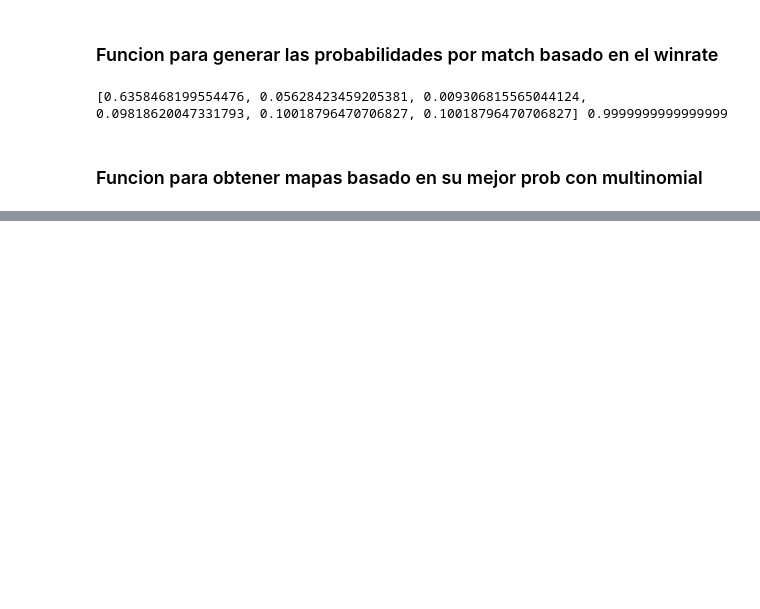
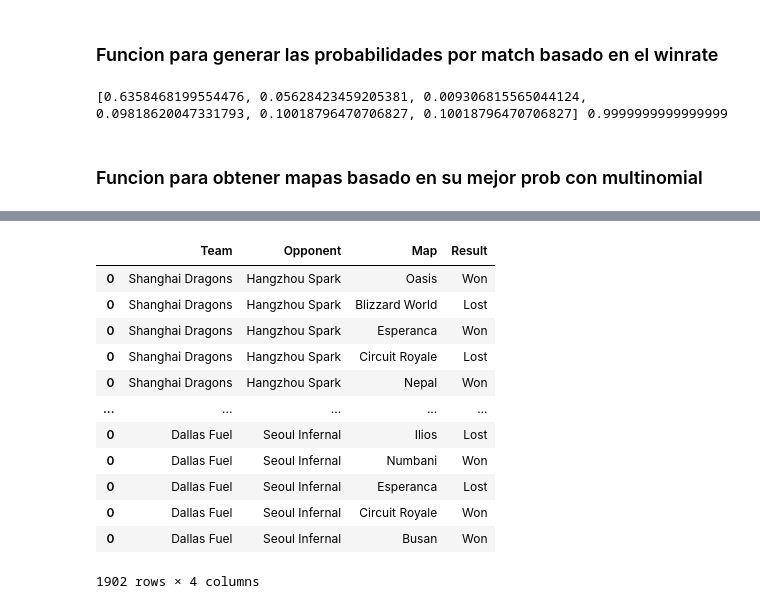
Before and after one commit to robertriosm/proyecto-simulacion, a Jupyter notebook: simulation.ipynb, the cells around one changed output, grey strips where cells are left out. Cells and saved outputs as stored; diff of their text form; code cells hidden in the pictures; blank space fills up the shorter version.

```diff
--- a/simulation.ipynb
+++ b/simulation.ipynb
@@ -293,0 +306,78 @@ winrate_stats.loc[(winrate_stats['team_name'] == "Vancouver Titans") & (winrate_
+# %%
+def getAllMatches():
+    df = pd.read_csv('Team Comp vs Opp Comp_the big cheese_data.csv')
+    df = df[df["Season"] > 2022]
+    df = df[~df['team_name'].isin(['Vancouver Titans'])]
+    team_names = set(df["team_name"])
+    teams_matches = list(combinations(team_names,r=2))
+    # titans_matches = [(team_name, i) for i in team_names if i != team_name]
+
+    return teams_matches
+# %%
+
+matches = getAllMatches()
+# Resultados por mapa
+res_maps = pd.DataFrame(columns=['Team', 'Opponent', 'Map', 'Result'])
+# Resultados por match
+res_matches = res_titans
+
+for match in matches:
+    team_name = match[0]
+    winrate_stats = getWinrateStats(team_name)
+
+    # Mapas que se jugarán en el match actual
+    maps = getRandomMaps()
+    # Puntos por cada mapa jugado
+    maps_result = []
+
+    for match_map in maps:
+        # Selección del winrate para un oponente y un mapa específico
+        winrate_s = winrate_stats.loc[(winrate_stats['team_name'] == team_name) & (winrate_stats['opponent_name'] == match[1]) & (winrate_stats['map_name'] == match_map), 'WinRate']
+
+        # En el caso de no haber jugado contra el equipo se asigna una probabilidad de victoria de 50%
+        if len(winrate_s) == 0:
+            winrate = 0.5
+        else:
+            winrate = winrate_s.values[0]
+
+        # Resultados para cada match
+        results = []
+        # Número de iteraciones para simular cada juego
+        iters = 1000
+
+        # Simulación de mapa
+        for i in range(iters):
+            random_number = random.random()
+            # Si el número aleatorio es menor al winrate el mapa se toma como ganado en la simulación (se agrega un 1 a la lista)
+            results.append(1 if random_number <= winrate else 0)
+
+        # Si en los resultados de la simulación el mapa se ganó más de la mitad de las veces se toma como que el mapa fue ganado
+        map_result = 'Won' if sum(results) / iters > 0.5 else 'Lost'
+        temp_df = pd.DataFrame([{'Team': match[0], 'Opponent': match[1], 'Map': match_map, 'Result': map_result}])
+        res_maps = pd.concat([res_maps, temp_df])
+
+        # Por cada mapa ganado se suma un punto y por cada mapa perdido se resta un punto
+        maps_result.append(1 if map_result == 'Won' else -1)
+
+        # Al ganar o perder 3 mapas se detiene la simulación y pasa al siguiente match
+        if maps_result.count(1) == 3 or maps_result.count(-1) == 3:
+            break
+
+    temp_df2 = pd.DataFrame([{'Team': match[0], 'Opponent': match[1], 'Result': 'Won' if maps_result.count(1) == 3 else 'Lost', 'Points': sum(maps_result)}])
+    res_matches = pd.concat([res_matches, temp_df2])
+
+res_maps
+# %% [output]
+|  | Team | Opponent | Map | Result |
+| 0 | Shanghai Dragons | Hangzhou Spark | Oasis | Won |
+| 0 | Shanghai Dragons | Hangzhou Spark | Blizzard World | Lost |
+| 0 | Shanghai Dragons | Hangzhou Spark | Esperanca | Won |
+| 0 | Shanghai Dragons | Hangzhou Spark | Circuit Royale | Lost |
+| 0 | Shanghai Dragons | Hangzhou Spark | Nepal | Won |
+| ... | ... | ... | ... | ... |
+| 0 | Dallas Fuel | Seoul Infernal | Ilios | Lost |
+| 0 | Dallas Fuel | Seoul Infernal | Numbani | Won |
+| 0 | Dallas Fuel | Seoul Infernal | Esperanca | Lost |
+| 0 | Dallas Fuel | Seoul Infernal | Circuit Royale | Won |
+| 0 | Dallas Fuel | Seoul Infernal | Busan | Won |
+1902 rows × 4 columns
```
Also changed, not shown: parts of 26 cells of this notebook, 3 other files.
